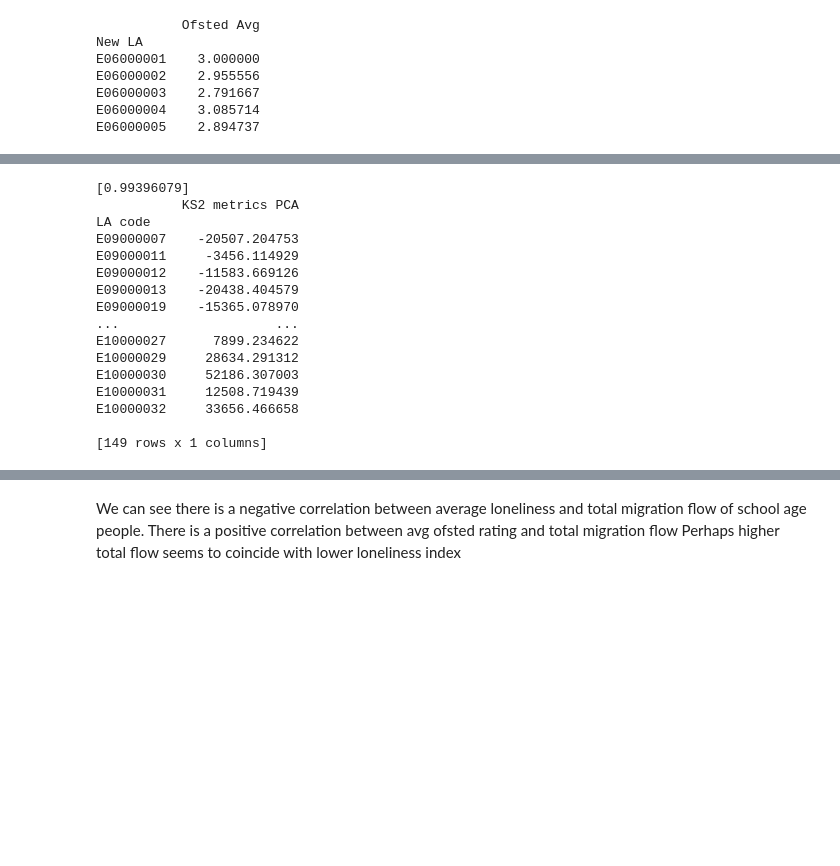
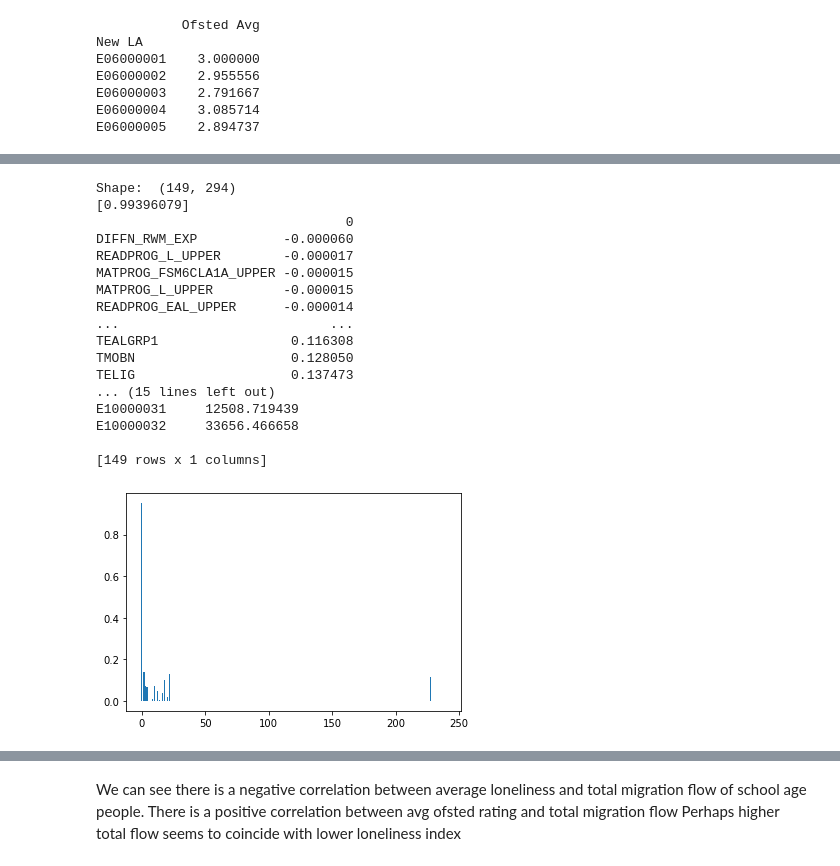
Before and after one commit to JonathanMarriott/ADS-Loneliness, a Jupyter notebook: school_analysis.ipynb, the cells around one changed output, grey strips where cells are left out. Saved outputs shown, nothing was run; the diff lists cells and outputs as text; code cells hidden in the pictures; blank space fills up the shorter version.

```diff
--- a/school_analysis.ipynb
+++ b/school_analysis.ipynb
@@ -129,43 +149,48 @@ import matplotlib.pyplot as plt
 ks2_df = pd.read_csv('OFSTED\england_ks2final.csv', header= 0)
 ks4_df = pd.read_csv('OFSTED\england_ks4final.csv', header= 0)
 ks2_df = ks2_df[16356:] # Just take the LA data at the bottom
 ks2_df = ks2_df.loc[ks2_df['LEA'] != ' '] # remove rows without LEA codes
 ks2_df = ks2_df.loc[ks2_df['LEA'] != '420'] # remove isles of scilly
 ks2_df['LA code'] = ks2_df['LEA'].apply(lambda x: old2newLAcode[int(x)]) # Convert old LEA to new LA codes
 #print(ks2_df.head())
 ks2_df = ks2_df.set_index('LA code')
 ks2_df = ks2_df.drop(columns=['RECTYPE','ALPHAIND','LEA',	'ESTAB','URN','SCHNAME','ADDRESS1',	'ADDRESS2',
 	'ADDRESS3',	'TOWN','PCODE','TELNUM','PCON_CODE','PCON_NAME','URN_AC','SCHNAME_AC','OPEN_AC',
     'NFTYPE','ICLOSE','RELDENOM','AGERANGE','CONFEXAM',	'TAB15','TAB1618'])
 
 ks2_df = ks2_df.applymap(lambda x: float(x.strip('%'))/100 if str(x).endswith('%') else x) #transform values like '17%' to 0.17
 ks2_df = ks2_df.applymap(lambda x: float(x.strip('%'))/100 if str(x).endswith('%') else x) #transform values like '17%' to 0.17
-
+print('Shape: ',ks2_df.shape)
 ks2_df = ks2_df.applymap(lambda x: np.nan if x == '' or x == ' ' else x)
 ks2_df.dropna(axis=1, how='any',inplace=True)
 #Perform PCA on the school metrics
 from sklearn.decomposition import PCA
 
 pca = PCA(n_components=1)
 pca.fit(ks2_df)
 print(pca.explained_variance_ratio_) # PC 1 has 0.99 of the variance
+pc_weights = pd.DataFrame(pca.components_[0],ks2_df.keys())
+print(pc_weights.sort_values(0))
+plt.bar(range(len(pca.components_[0])),pca.components_[0])
 ks2_pca_df  = pd.DataFrame(pca.transform(ks2_df), index=ks2_df.index).rename({0:'KS2 metrics PCA'},axis=1)
 print(ks2_pca_df)
 # %% [output]
+Shape:  (149, 294)
 [0.99396079]
-           KS2 metrics PCA
-LA code
-E09000007    -20507.204753
-E09000011     -3456.114929
-E09000012    -11583.669126
-E09000013    -20438.404579
-E09000019    -15365.078970
-...                    ...
-E10000027      7899.234622
-E10000029     28634.291312
-E10000030     52186.307003
+                                0
+DIFFN_RWM_EXP           -0.000060
+READPROG_L_UPPER        -0.000017
+MATPROG_FSM6CLA1A_UPPER -0.000015
+MATPROG_L_UPPER         -0.000015
+READPROG_EAL_UPPER      -0.000014
+...                           ...
+TEALGRP1                 0.116308
+TMOBN                    0.128050
+TELIG                    0.137473
+... (15 lines left out)
 E10000031     12508.719439
 E10000032     33656.466658
 
 [149 rows x 1 columns]
+[figure, added]
 # %%
```
Also changed, not shown: parts of 3 cells of this notebook, 2 other files.
